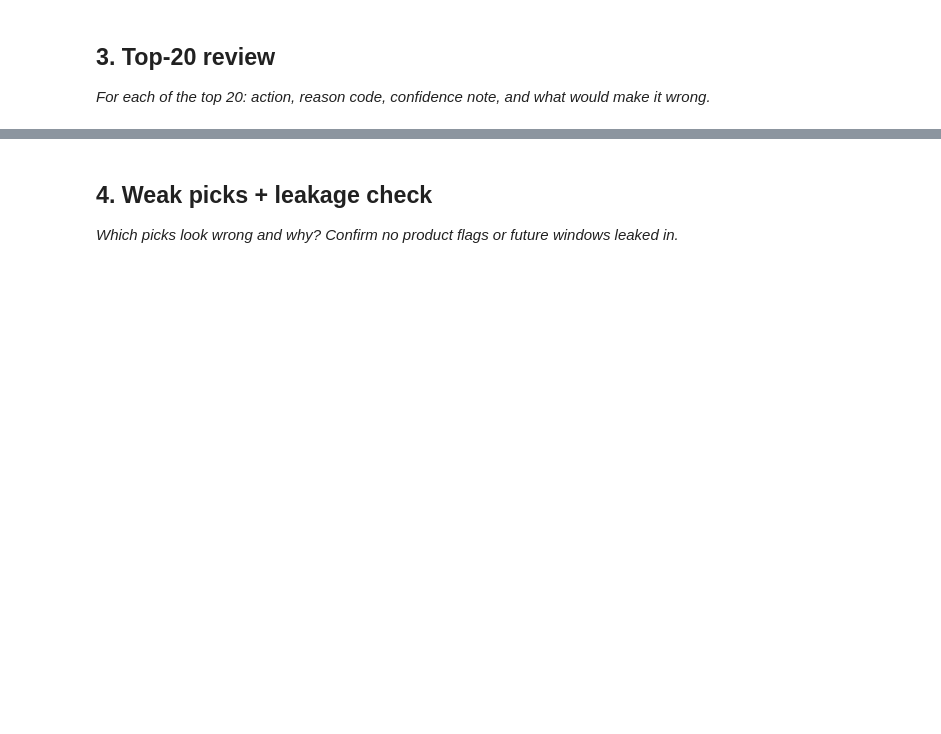
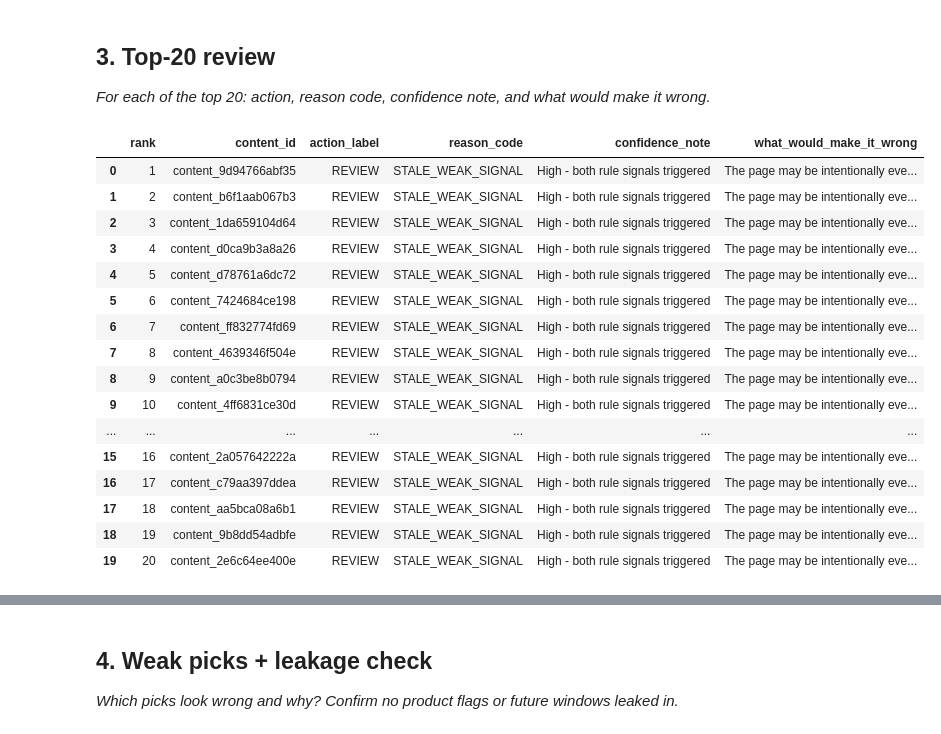
Before and after one commit to AzizullahMemonAi/FlyRank-ML-Assignments, a Jupyter notebook: work/notebooks/w04_baseline_score.ipynb, the cells around one changed output, grey strips where cells are left out. Cells and saved outputs as stored; diff of their text form; code cells hidden in the pictures; blank space fills up the shorter version.

```diff
--- a/work/notebooks/w04_baseline_score.ipynb
+++ b/work/notebooks/w04_baseline_score.ipynb
@@ -29,0 +145,48 @@ This skeleton is yours to fill. Work the sections **in order** — each one has
+# %%
+top20 = baseline_queue.head(20).copy()
+
+top20["confidence_note"] = top20["action_score"].apply(
+    lambda x: "High - both rule signals triggered"
+    if x == 100
+    else "Medium - only one rule signal triggered"
+    if x == 50
+    else "Low - no rule signal triggered"
+)
+
+top20["what_would_make_it_wrong"] = top20.apply(
+    lambda row:
+    "The page may be intentionally evergreen, still useful to users, or its low engagement may have another explanation."
+    if row["action_label"] == "REVIEW"
+    else
+    "Other important signals not included in this baseline rule may show that the page needs attention.",
+    axis=1
+)
+
+review_columns = [
+    "rank",
+    "content_id",
+    "action_label",
+    "reason_code",
+    "confidence_note",
+    "what_would_make_it_wrong"
+]
+
+display(top20[review_columns])
+# %% [output]
+|  | rank | content_id | action_label | reason_code | confidence_note | what_would_make_it_wrong |
+| 0 | 1 | content_9d94766abf35 | REVIEW | STALE_WEAK_SIGNAL | High - both rule signals triggered | The page may be intentionally eve... |
+| 1 | 2 | content_b6f1aab067b3 | REVIEW | STALE_WEAK_SIGNAL | High - both rule signals triggered | The page may be intentionally eve... |
+| 2 | 3 | content_1da659104d64 | REVIEW | STALE_WEAK_SIGNAL | High - both rule signals triggered | The page may be intentionally eve... |
+| 3 | 4 | content_d0ca9b3a8a26 | REVIEW | STALE_WEAK_SIGNAL | High - both rule signals triggered | The page may be intentionally eve... |
+| 4 | 5 | content_d78761a6dc72 | REVIEW | STALE_WEAK_SIGNAL | High - both rule signals triggered | The page may be intentionally eve... |
+| 5 | 6 | content_7424684ce198 | REVIEW | STALE_WEAK_SIGNAL | High - both rule signals triggered | The page may be intentionally eve... |
+| 6 | 7 | content_ff832774fd69 | REVIEW | STALE_WEAK_SIGNAL | High - both rule signals triggered | The page may be intentionally eve... |
+| 7 | 8 | content_4639346f504e | REVIEW | STALE_WEAK_SIGNAL | High - both rule signals triggered | The page may be intentionally eve... |
+| 8 | 9 | content_a0c3be8b0794 | REVIEW | STALE_WEAK_SIGNAL | High - both rule signals triggered | The page may be intentionally eve... |
+| 9 | 10 | content_4ff6831ce30d | REVIEW | STALE_WEAK_SIGNAL | High - both rule signals triggered | The page may be intentionally eve... |
+| ... | ... | ... | ... | ... | ... | ... |
+| 15 | 16 | content_2a057642222a | REVIEW | STALE_WEAK_SIGNAL | High - both rule signals triggered | The page may be intentionally eve... |
+| 16 | 17 | content_c79aa397ddea | REVIEW | STALE_WEAK_SIGNAL | High - both rule signals triggered | The page may be intentionally eve... |
+| 17 | 18 | content_aa5bca08a6b1 | REVIEW | STALE_WEAK_SIGNAL | High - both rule signals triggered | The page may be intentionally eve... |
+| 18 | 19 | content_9b8dd54adbfe | REVIEW | STALE_WEAK_SIGNAL | High - both rule signals triggered | The page may be intentionally eve... |
+| 19 | 20 | content_2e6c64ee400e | REVIEW | STALE_WEAK_SIGNAL | High - both rule signals triggered | The page may be intentionally eve... |
```
Also changed, not shown: parts of 11 cells of this notebook.
